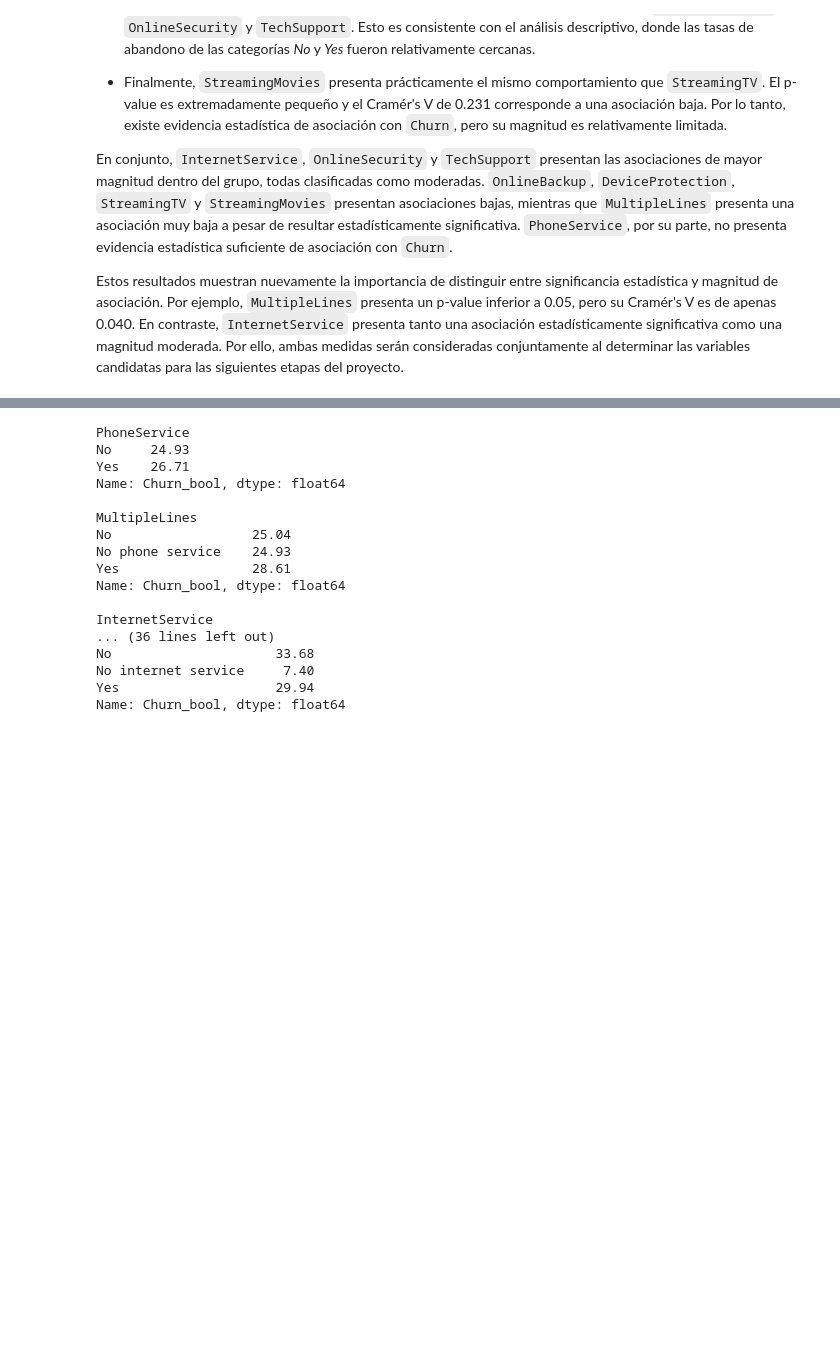
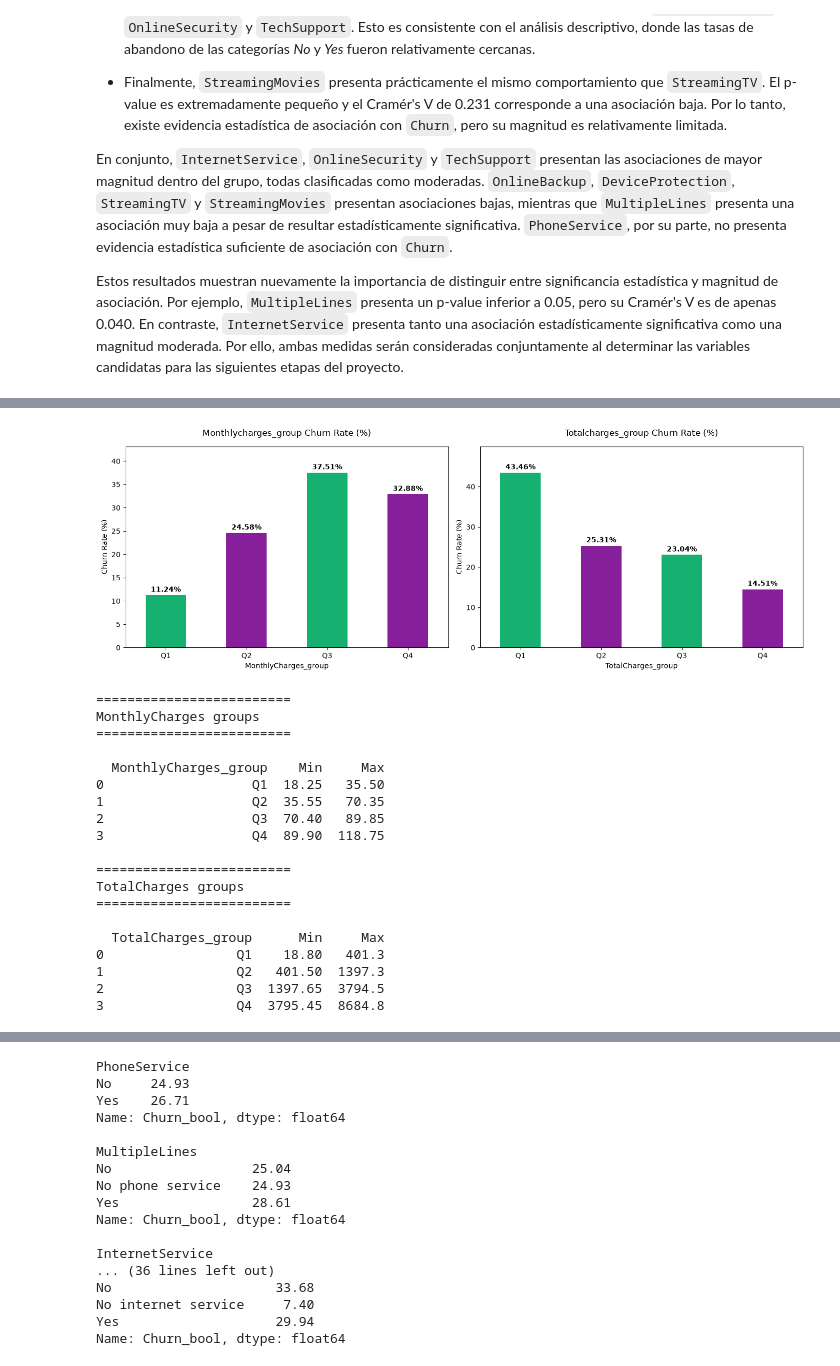
Before and after one commit to josue-rdgzcb/customer-churn-prediction-and-segmentation, a Jupyter notebook: notebooks/01_data_exploration.ipynb, the cells around one changed output, grey strips where cells are left out. Drawn from its saved outputs; the diff is of its cells as text; code cells hidden in the pictures; blank space fills up the shorter version.

```diff
--- a/notebooks/01_data_exploration.ipynb
+++ b/notebooks/01_data_exploration.ipynb
@@ -831,0 +981,47 @@ Estos resultados muestran nuevamente la importancia de distinguir entre signific
+# %%
+plot_categorical_churn_rates(df, ['MonthlyCharges_group', 'TotalCharges_group'], 'Churn_bool')
+
+# Create a reference tables with the actual value ranges for each quartile
+monthly_ranges = df.groupby("MonthlyCharges_group", observed=False)["MonthlyCharges"].agg(
+    Min="min",
+    Max="max"
+).reset_index()
+
+total_ranges = df.groupby("TotalCharges_group", observed=False)["TotalCharges"].agg(
+    Min="min",
+    Max="max"
+).reset_index()
+
+print("="*25)
+print("MonthlyCharges groups")
+print("="*25)
+print()
+print(monthly_ranges)
+print("")
+
+print("="*25)
+print("TotalCharges groups")
+print("="*25)
+print()
+print(total_ranges)
+# %% [output]
+[figure, added]
+=========================
+MonthlyCharges groups
+=========================
+
+  MonthlyCharges_group    Min     Max
+0                   Q1  18.25   35.50
+1                   Q2  35.55   70.35
+2                   Q3  70.40   89.85
+3                   Q4  89.90  118.75
+
+=========================
+TotalCharges groups
+=========================
+
+  TotalCharges_group      Min     Max
+0                 Q1    18.80   401.3
+1                 Q2   401.50  1397.3
+2                 Q3  1397.65  3794.5
+3                 Q4  3795.45  8684.8
```
Also changed, not shown: parts of 17 cells of this notebook.
